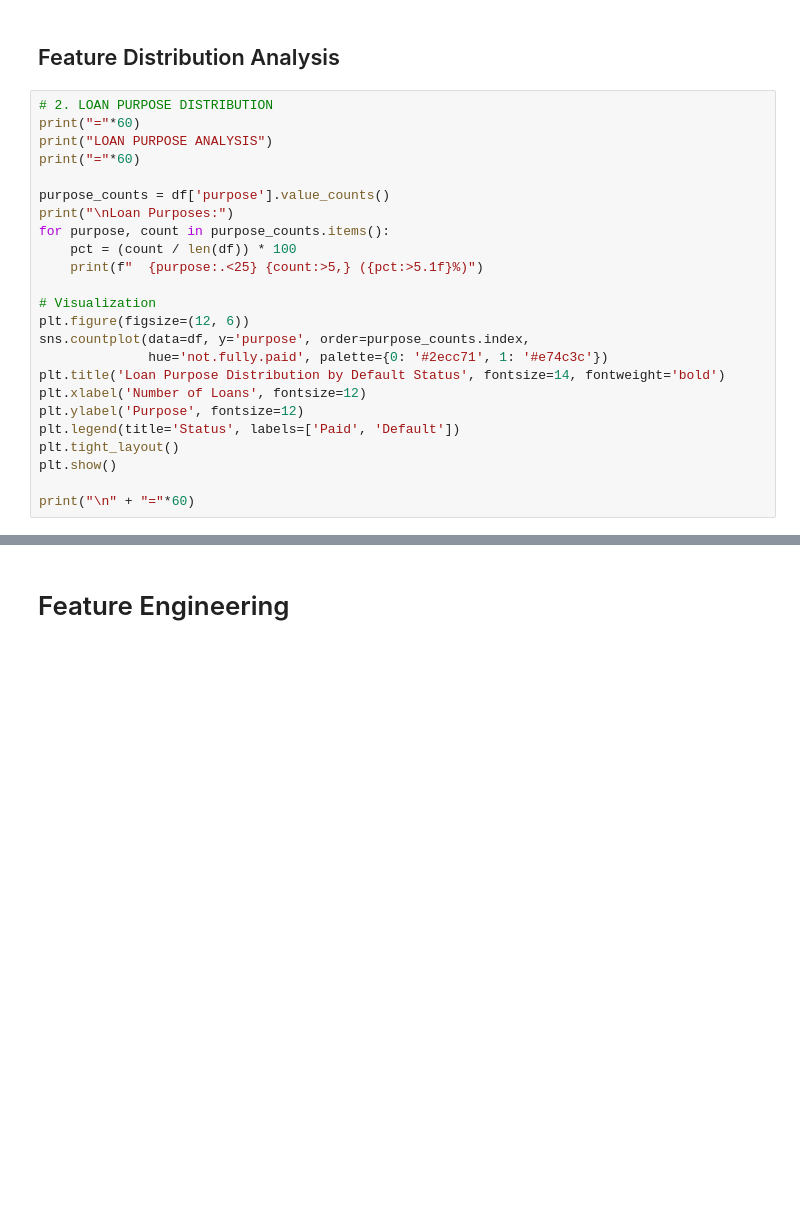
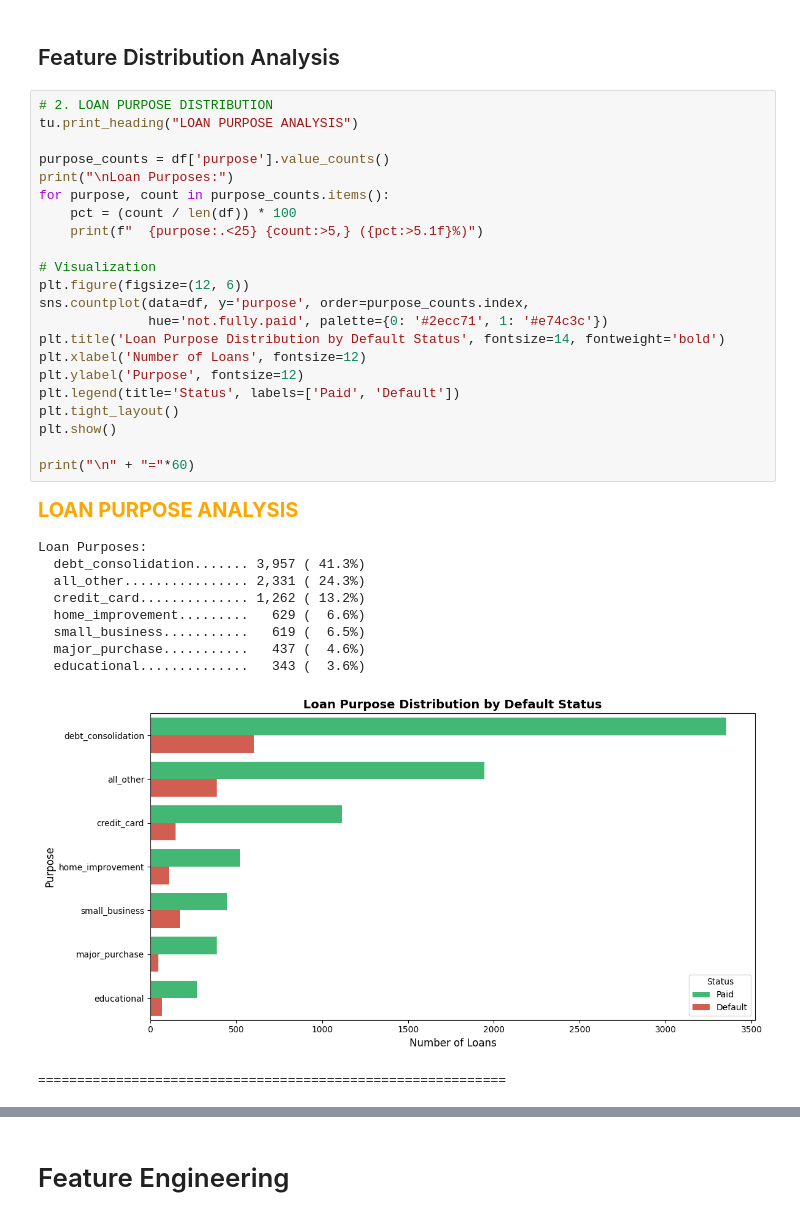
Before and after one commit to rlogwood/fs-rl-notebooks, a Jupyter notebook: assignments/unit4_deep_learning_with_tensorflow_and_keras/Unit4_CourseEndProject/LendingClubLoanDataAnalysis/LendingClubLoanDataAnalysis.ipynb, the cells around one changed output, grey strips where cells are left out. Cells and saved outputs as stored; diff of their text form; blank space fills up the shorter version.

```diff
--- a/assignments/unit4_deep_learning_with_tensorflow_and_keras/Unit4_CourseEndProject/LendingClubLoanDataAnalysis/LendingClubLoanDataAnalysis.ipynb
+++ b/assignments/unit4_deep_learning_with_tensorflow_and_keras/Unit4_CourseEndProject/LendingClubLoanDataAnalysis/LendingClubLoanDataAnalysis.ipynb
@@ -376,27 +390,37 @@ print("\n" + "="*60)
 ## Feature Distribution Analysis
 # %%
 # 2. LOAN PURPOSE DISTRIBUTION
-print("="*60)
-print("LOAN PURPOSE ANALYSIS")
-print("="*60)
+tu.print_heading("LOAN PURPOSE ANALYSIS")
 
 purpose_counts = df['purpose'].value_counts()
 print("\nLoan Purposes:")
 for purpose, count in purpose_counts.items():
     pct = (count / len(df)) * 100
     print(f"  {purpose:.<25} {count:>5,} ({pct:>5.1f}%)")
 
 # Visualization
 plt.figure(figsize=(12, 6))
 sns.countplot(data=df, y='purpose', order=purpose_counts.index,
               hue='not.fully.paid', palette={0: '#2ecc71', 1: '#e74c3c'})
 plt.title('Loan Purpose Distribution by Default Status', fontsize=14, fontweight='bold')
 plt.xlabel('Number of Loans', fontsize=12)
 plt.ylabel('Purpose', fontsize=12)
 plt.legend(title='Status', labels=['Paid', 'Default'])
 plt.tight_layout()
 plt.show()
 
 print("\n" + "="*60)
+# %% [output]
+LOAN PURPOSE ANALYSIS
+Loan Purposes:
+  debt_consolidation....... 3,957 ( 41.3%)
+  all_other................ 2,331 ( 24.3%)
+  credit_card.............. 1,262 ( 13.2%)
+  home_improvement.........   629 (  6.6%)
+  small_business...........   619 (  6.5%)
+  major_purchase...........   437 (  4.6%)
+  educational..............   343 (  3.6%)
+[figure, added]
+============================================================
 # %%
 # 3. KEY FEATURE DISTRIBUTIONS
```
Also changed, not shown: parts of 21 cells of this notebook, 14 other files.
